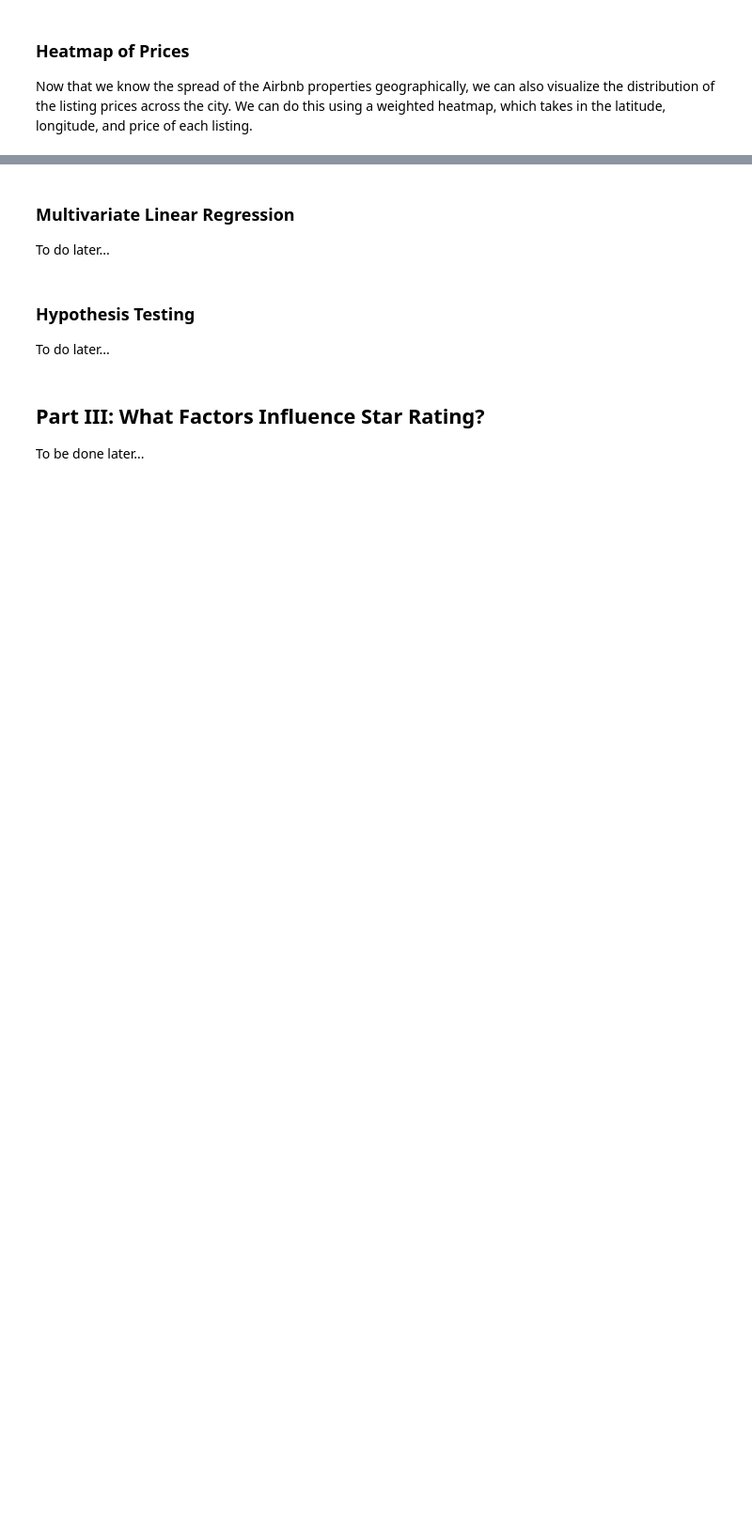
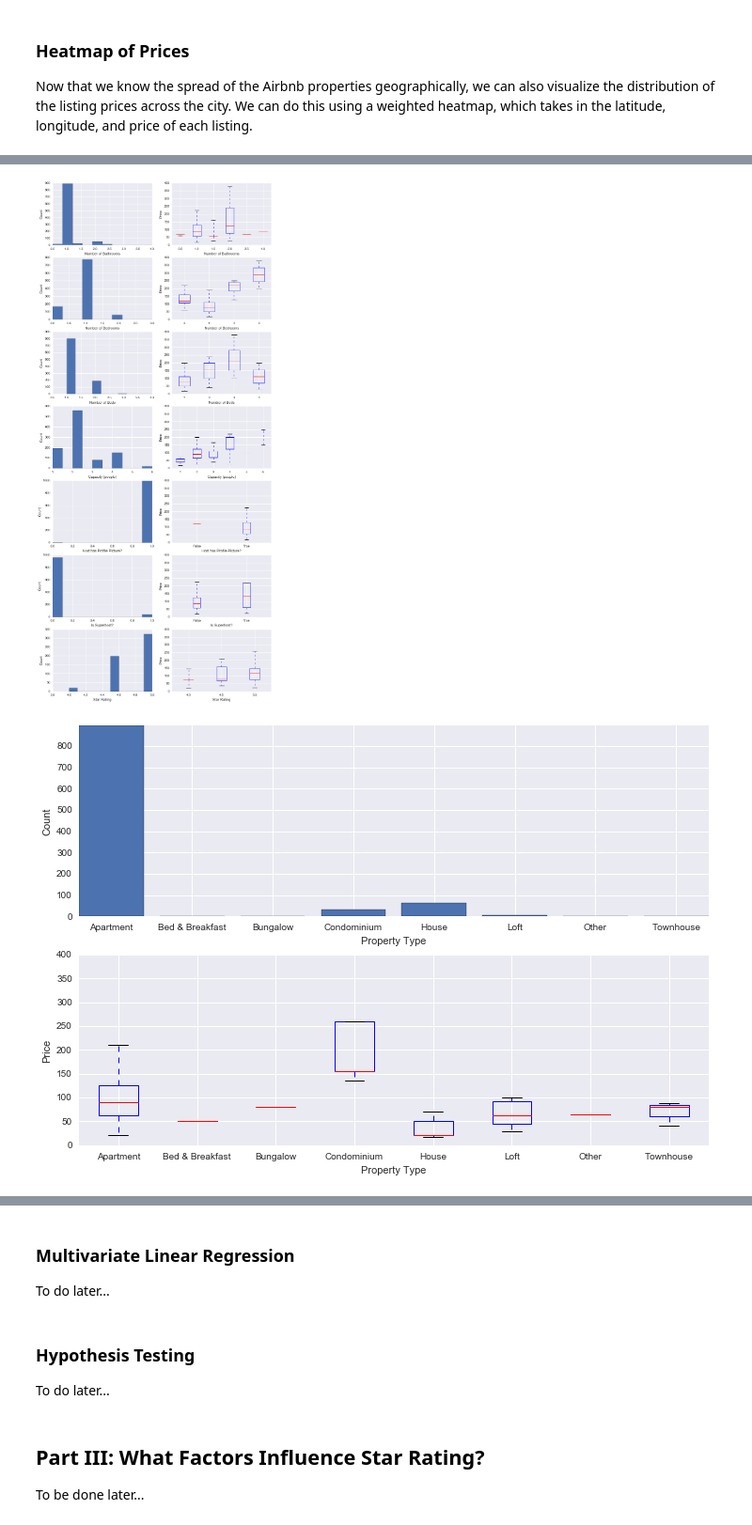
Before and after one commit to shouvikmani/AirbnbDataAnalysis, a Jupyter notebook: Analyzing_Airbnb_in_New_York_City.ipynb, the cells around one changed output, grey strips where cells are left out. Shown: that part at 94% size. Cells and saved outputs as stored; diff of their text form; code cells hidden in the pictures; blank space fills up the shorter version.

Commit message:
Visualizations

```diff
--- a/Analyzing_Airbnb_in_New_York_City.ipynb
+++ b/Analyzing_Airbnb_in_New_York_City.ipynb
@@ -214,9 +194,0 @@ plt.ylabel("Price")
-# %%
-star_rating = []
-for name, group in airbnbDF.groupby(['star_rating']):
-    star_rating.append(group['price'].as_matrix())
-
-plt.boxplot(star_rating)
-plt.xticks([1,2,3,4], [3.5, 4, 4.5, 5])
-plt.xlabel("Star Rating")
-plt.ylabel("Price")
@@ -226,9 +194,0 @@ plt.ylabel("Price")
-# %%
-neighborhood = []
-for name, group in airbnbDF.groupby(['neighborhood']):
-    neighborhood.append(group['price'].as_matrix())
-
-plt.figure(figsize=(20,10))
-plt.boxplot(neighborhood)
-plt.xlabel("Neighborhood")
-plt.ylabel("Price")
@@ -239,0 +195,62 @@ Clearly, some neighborhoods are more expensive than others, so this would be a g
+# %%
+def plotHistogram(xlabel):
+    allValues = airbnbDF[name].dropna()   # Dropping NA for box plot
+    plt.hist(allValues)
+    plt.xlabel(xlabel)
+    plt.ylabel('Count')
+
+def plotBarPlot(airbnbDF, name, xlabel, includeXTicks=True):
+    counts = Counter(airbnbDF[name])
+    countValuesSortedByKeys = map(lambda key: counts[key], sorted(counts.keys()))
+    plt.bar(range(len(countValuesSortedByKeys)), countValuesSortedByKeys)
+    if includeXTicks:
+        plt.xticks(np.arange(len(counts))+0.4, sorted(counts.keys()))
+    plt.axis('tight')
+    plt.xlabel(xlabel)
+    plt.ylabel('Count')
+
+def plotBoxPlot(airbnbDF, name, xlabel, includeXTicks=True):
+    varPrices = []   # will contain grouped prices for each value of name
+    for value, group in airbnbDF.groupby([name]):
+        varPrices.append(group['price'].as_matrix())
+    plt.boxplot(varPrices)
+    allValues = airbnbDF[name].dropna()   # Dropping NA for box plot
+    if includeXTicks:
+        plt.xticks(range(1, len(allValues.unique()) + 1),
+                   sorted(allValues.unique()))
+    plt.xlabel(xlabel)
+    plt.ylabel('Price')
+
+# Categorical variables except property type
+variables = [
+    {'name': 'bathrooms', 'xlabel': 'Number of Bathrooms'},
+    {'name': 'bedrooms', 'xlabel': 'Number of Bedrooms'},
+    {'name': 'beds', 'xlabel': 'Number of Beds'},
+    {'name': 'person_capacity', 'xlabel': 'Capacity (people)'},
+    {'name': 'host_has_profile_pic', 'xlabel': 'Host has Profile Picture?'},
+    {'name': 'host_is_superhost', 'xlabel': 'Is Superhost?'},
+    {'name': 'star_rating', 'xlabel': 'Star Rating'}
+]
+
+plt.figure(figsize=(12,32))
+for i, var in enumerate(variables):
+    name = var['name']
+    xlabel = var['xlabel']
+    # Plot histogram
+    plt.subplot(8, 2, 2*i+1)
+    plotHistogram(xlabel)
+    # Plot box plot
+    plt.subplot(8, 2, 2*i+2)
+    plotBoxPlot(airbnbDF, name, xlabel)
+
+# Property type categorical variable
+name = 'property_type'
+xlabel = 'Property Type'
+plt.figure(figsize=(12,8))
+plt.subplot(2, 1, 1)
+plotBarPlot(airbnbDF, name, xlabel)
+plt.subplot(2, 1, 2)
+plotBoxPlot(airbnbDF, name, xlabel)
+# %% [output]
+[figure, added]
+[figure, added]
```
Also changed, not shown: parts of 15 cells of this notebook.
